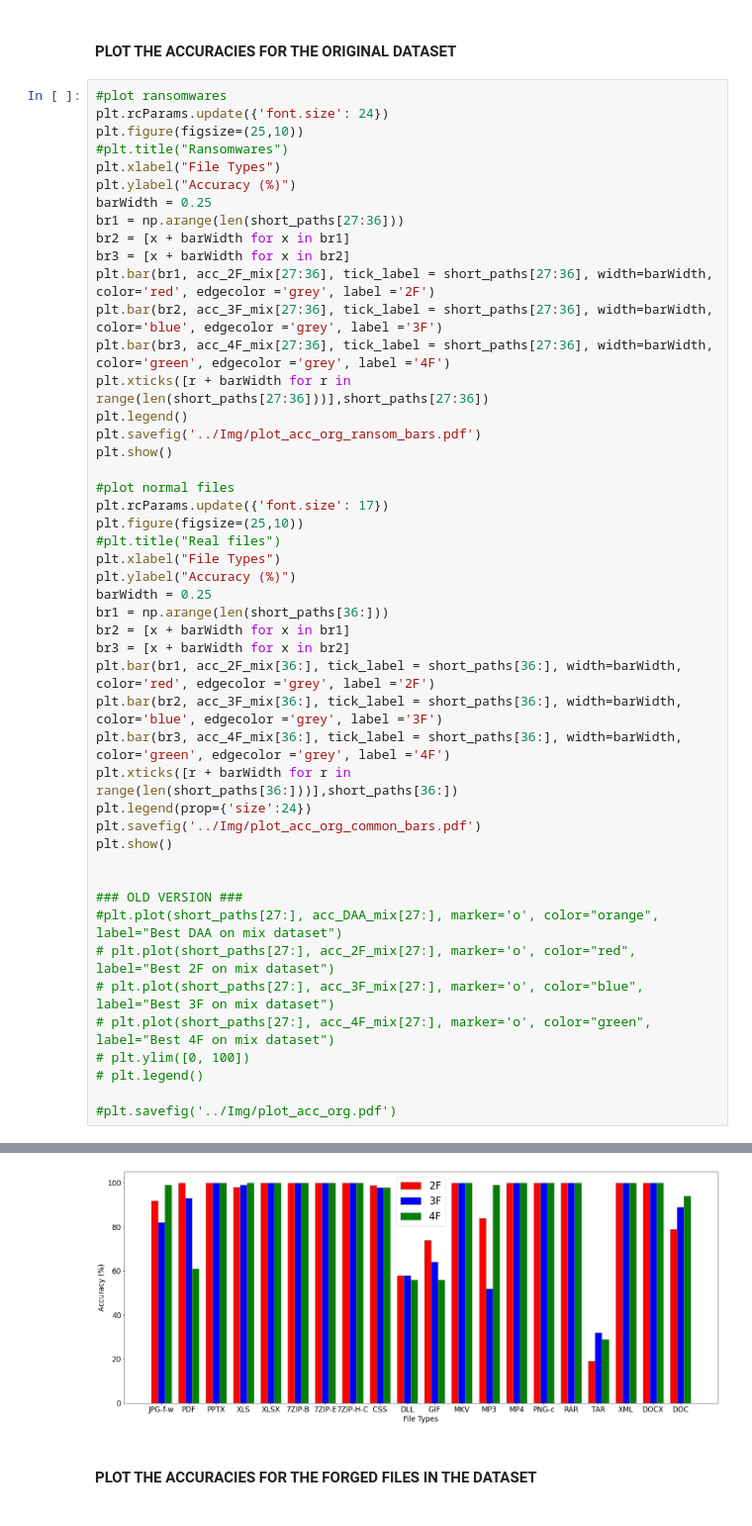
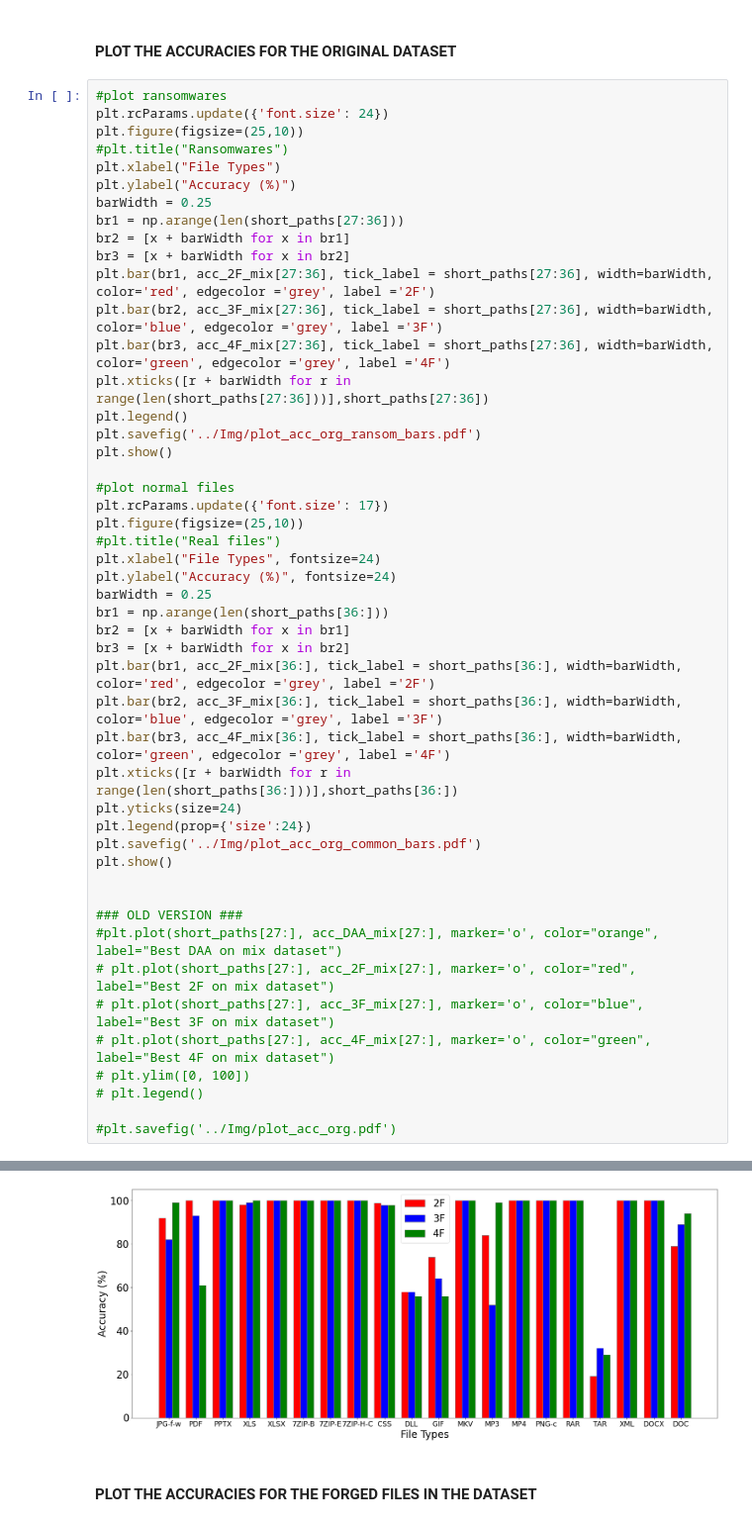
Before and after one commit to gomitolof/DAA-for-Ransomware-detection, a Jupyter notebook: models_mix/best_models.ipynb, the cells around one changed output, grey strips where cells are left out. Shown at 99% size. Drawn from its saved outputs; the diff is of its cells as text.

```diff
--- a/models_mix/best_models.ipynb
+++ b/models_mix/best_models.ipynb
@@ -1678,8 +1678,8 @@ plt.show()
 plt.rcParams.update({'font.size': 17})
 plt.figure(figsize=(25,10))
 #plt.title("Real files")
-plt.xlabel("File Types")
-plt.ylabel("Accuracy (%)")
+plt.xlabel("File Types", fontsize=24)
+plt.ylabel("Accuracy (%)", fontsize=24)
 barWidth = 0.25
 br1 = np.arange(len(short_paths[36:]))
 br2 = [x + barWidth for x in br1]
@@ -1688,6 +1688,7 @@ plt.bar(br1, acc_2F_mix[36:], tick_label = short_paths[36:], width=barWidth, col
 plt.bar(br2, acc_3F_mix[36:], tick_label = short_paths[36:], width=barWidth, color='blue', edgecolor ='grey', label ='3F')
 plt.bar(br3, acc_4F_mix[36:], tick_label = short_paths[36:], width=barWidth, color='green', edgecolor ='grey', label ='4F')
 plt.xticks([r + barWidth for r in range(len(short_paths[36:]))],short_paths[36:])
+plt.yticks(size=24)
 plt.legend(prop={'size':24})
 plt.savefig('../Img/plot_acc_org_common_bars.pdf')
 plt.show()
@@ -1707,4 +1708,4 @@ plt.show()
-[figure, old version]
+[figure, new version]
 # %% [markdown]
 #### PLOT THE ACCURACIES FOR THE FORGED FILES IN THE DATASET
 # %%
```
Also changed, not shown: parts of 1 cell of this notebook, 2 other files.
